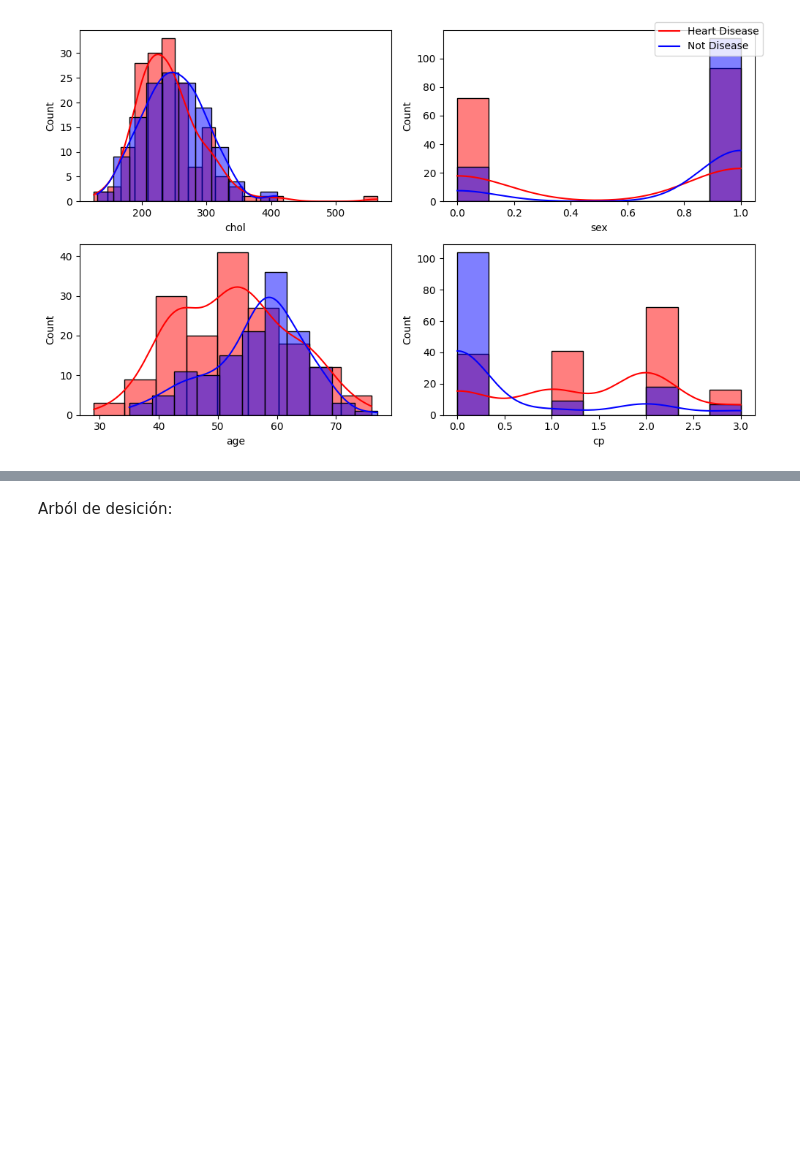
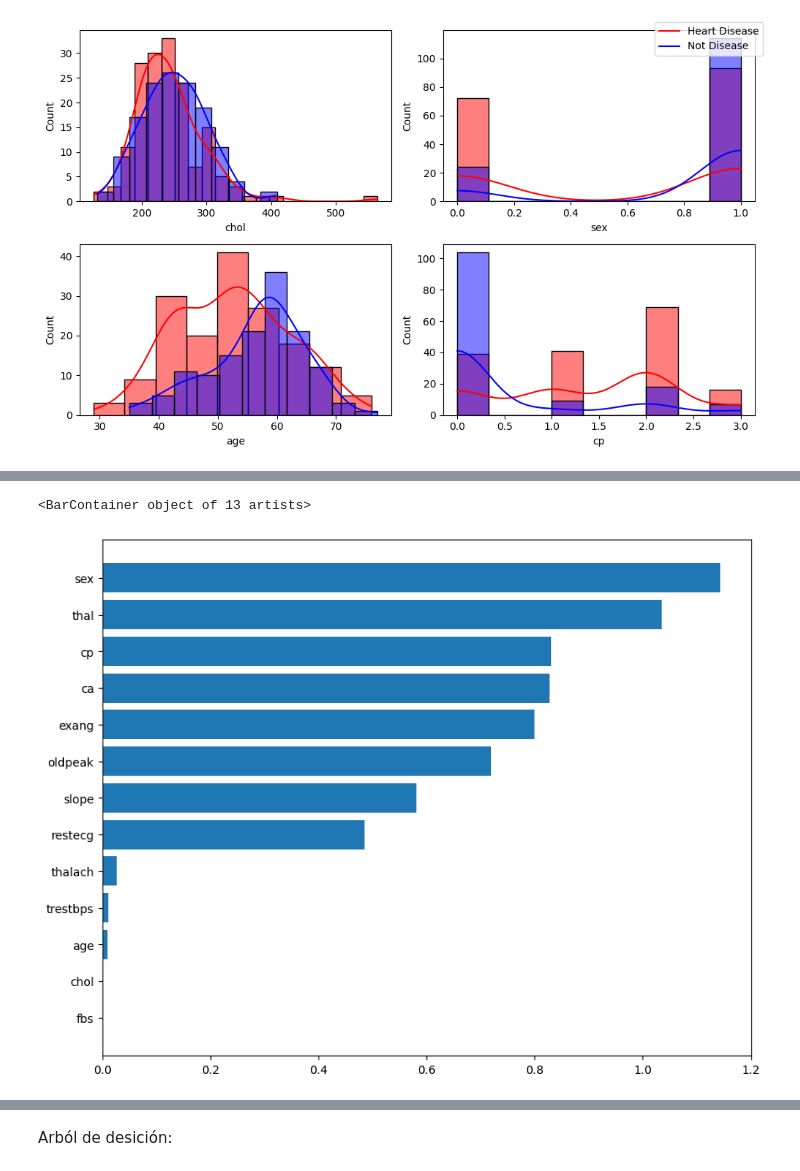
Before and after one commit to gabofrid/trabajos-chona---2024, a Jupyter notebook: trabajo 1/clase.ipynb, the cells around one changed output, grey strips where cells are left out. Drawn from its saved outputs; the diff is of its cells as text; code cells hidden in the pictures; blank space fills up the shorter version.

```diff
--- a/trabajo 1/clase.ipynb
+++ b/trabajo 1/clase.ipynb
@@ -170,0 +258,13 @@ NameError: name 'log_model' is not defined
+# %%
+import numpy as np
+
+fig, ax = plt.subplots(figsize=(10, 8))
+
+feature_importances = pd.DataFrame(
+    {"column": X.columns, "coef": np.abs(log_model.coef_[0])}
+).sort_values(by="coef", ascending=True)
+
+ax.barh(feature_importances["column"], feature_importances["coef"])
+# %% [output]
+<BarContainer object of 13 artists>
+[figure, added]
```
Also changed, not shown: parts of 9 cells of this notebook.
